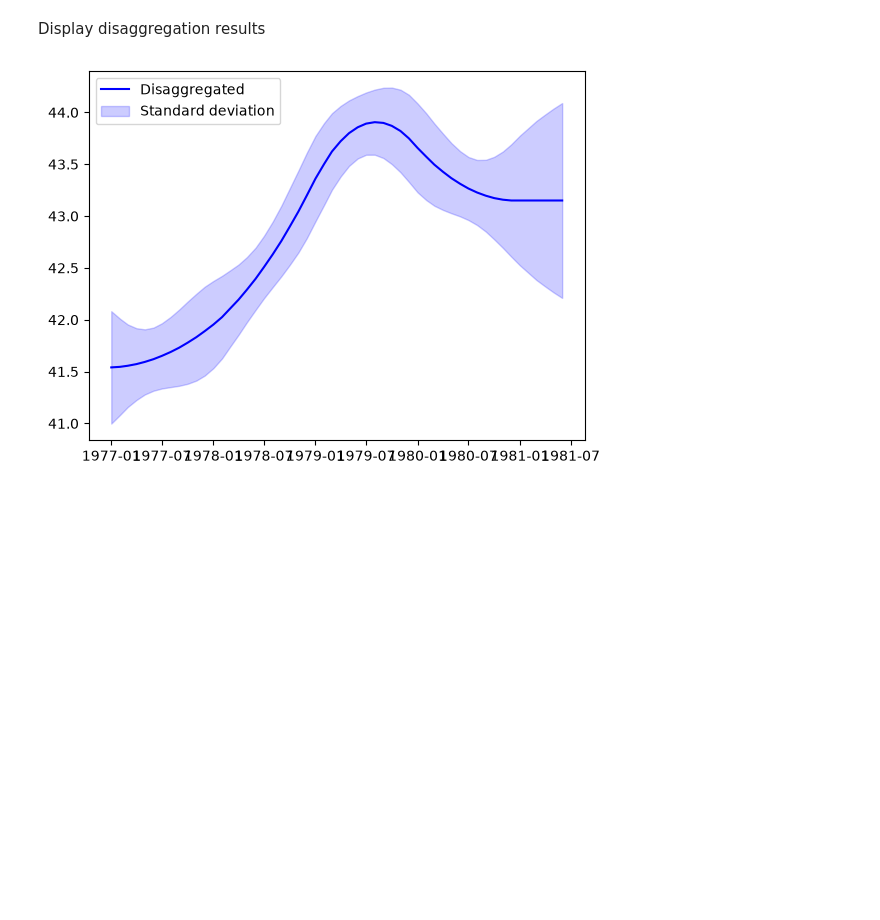
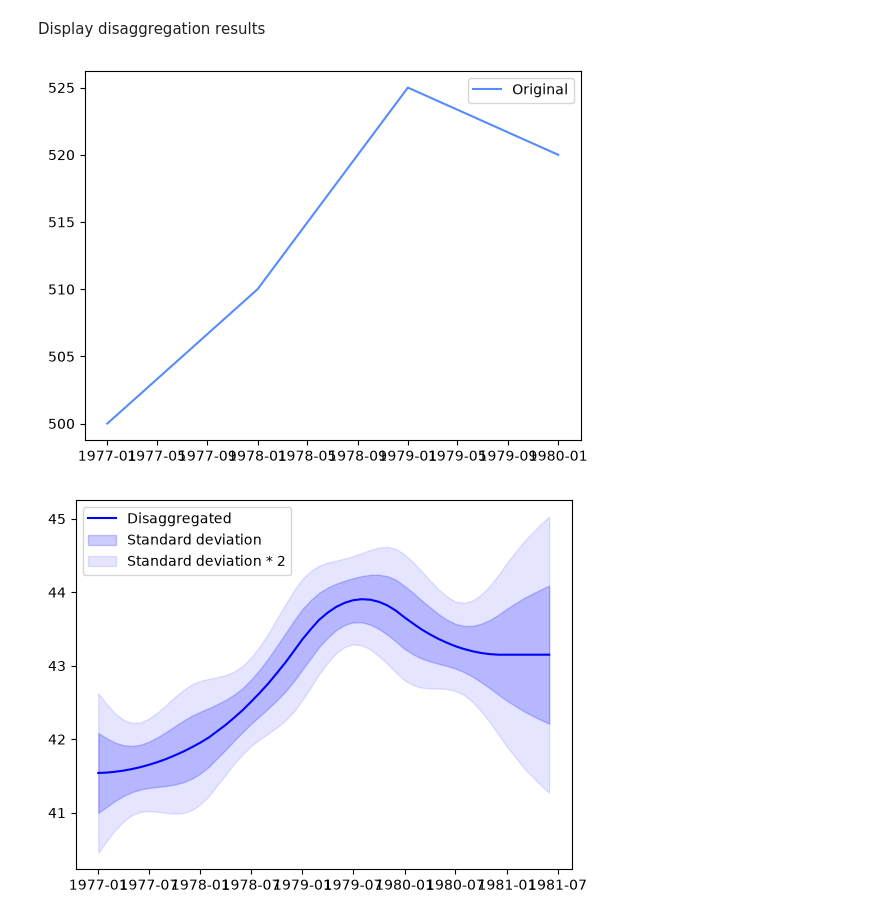
Before and after one commit to CyLuGh/jdplus-pycli, a Jupyter notebook: src/demo.ipynb, the cells around one changed output. Saved outputs shown, nothing was run; the diff lists cells and outputs as text; code cells hidden in the pictures; blank space fills up the shorter version.

```diff
--- a/src/demo.ipynb
+++ b/src/demo.ipynb
@@ -23,9 +34,15 @@ Display disaggregation results
 # %%
 df = disaggregated.as_dataframe()
 
-plt.plot(df.index,df["disaggregated"], color="blue", label="Disaggregated")
-plt.fill_between(df.index,df["disaggregated"]-df["stDevDisaggregated"],df["disaggregated"]+df["stDevDisaggregated"], color="blue", alpha=0.2, label="Standard deviation")
+plt.plot(*zip(*sorted(y.get_date_values().items())), label="Original")
 plt.legend()
 plt.show()
+
+plt.plot(df.index,df["disaggregated"], color="blue", label="Disaggregated")
+plt.fill_between(df.index,df["disaggregated"] - df["stDevDisaggregated"],df["disaggregated"] + df["stDevDisaggregated"], color="blue", alpha=0.2, label="Standard deviation")
+plt.fill_between(df.index,df["disaggregated"] - 2 * df["stDevDisaggregated"],df["disaggregated"] + 2 * df["stDevDisaggregated"], color="blue", alpha=0.1, label="Standard deviation * 2")
+plt.legend()
+plt.show()
 # %% [output]
-[figure, old version]
+[figure, new version]
+[figure, added]
```
Also changed, not shown: parts of 3 cells of this notebook, 2 other files.
